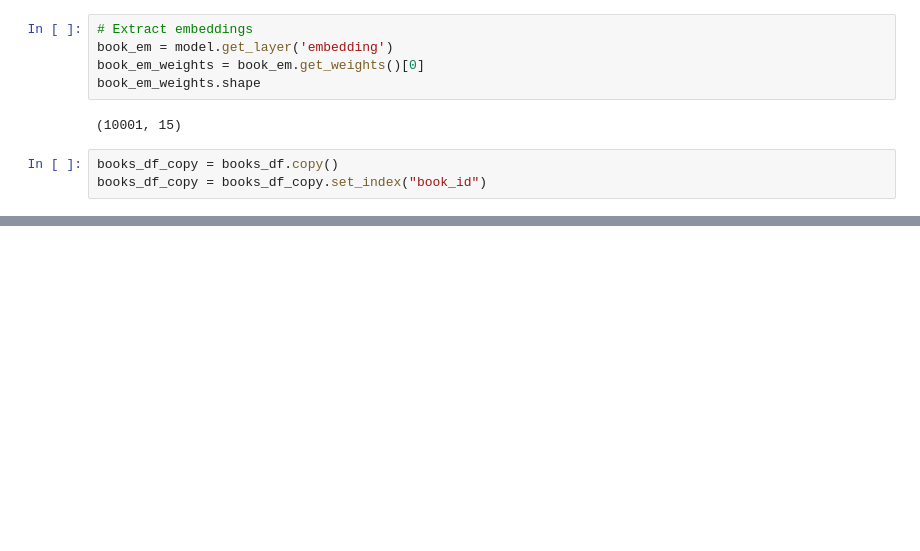
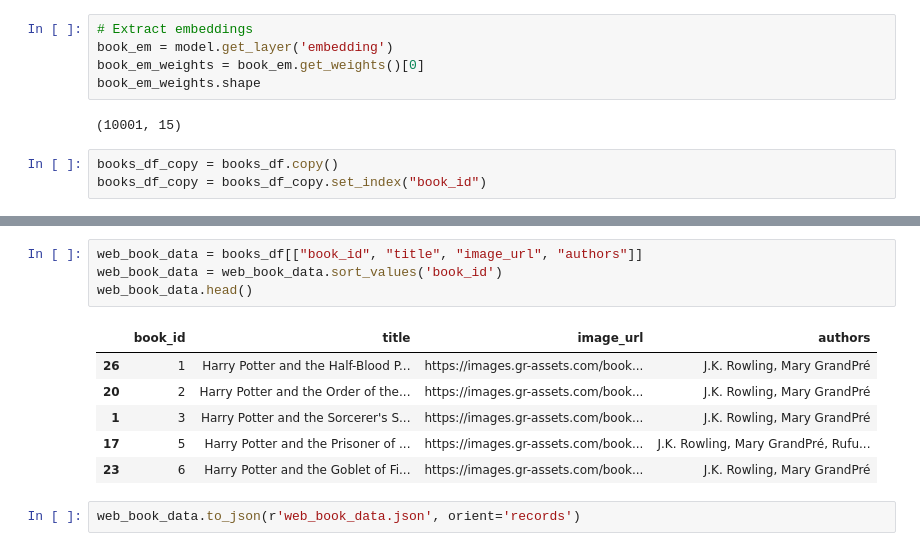
Before and after one commit to anshita22/Recommendation-system, a Jupyter notebook: Recommendation-system-1.ipynb, the cells around one changed output, grey strips where cells are left out. Cells and saved outputs as stored; diff of their text form; blank space fills up the shorter version.

```diff
--- a/Recommendation-system-1.ipynb
+++ b/Recommendation-system-1.ipynb
@@ -185,0 +219,13 @@ UnicodeEncodeError: 'charmap' codec can't encode character '\u014d' in position
+# %%
+web_book_data = books_df[["book_id", "title", "image_url", "authors"]]
+web_book_data = web_book_data.sort_values('book_id')
+web_book_data.head()
+# %% [output]
+|  | book_id | title | image_url | authors |
+| 26 | 1 | Harry Potter and the Half-Blood P... | https://images.gr-assets.com/book... | J.K. Rowling, Mary GrandPré |
+| 20 | 2 | Harry Potter and the Order of the... | https://images.gr-assets.com/book... | J.K. Rowling, Mary GrandPré |
+| 1 | 3 | Harry Potter and the Sorcerer's S... | https://images.gr-assets.com/book... | J.K. Rowling, Mary GrandPré |
+| 17 | 5 | Harry Potter and the Prisoner of ... | https://images.gr-assets.com/book... | J.K. Rowling, Mary GrandPré, Rufu... |
+| 23 | 6 | Harry Potter and the Goblet of Fi... | https://images.gr-assets.com/book... | J.K. Rowling, Mary GrandPré |
+# %%
+web_book_data.to_json(r'web_book_data.json', orient='records')
```
Also changed, not shown: parts of 4 cells of this notebook, 3 other files.
